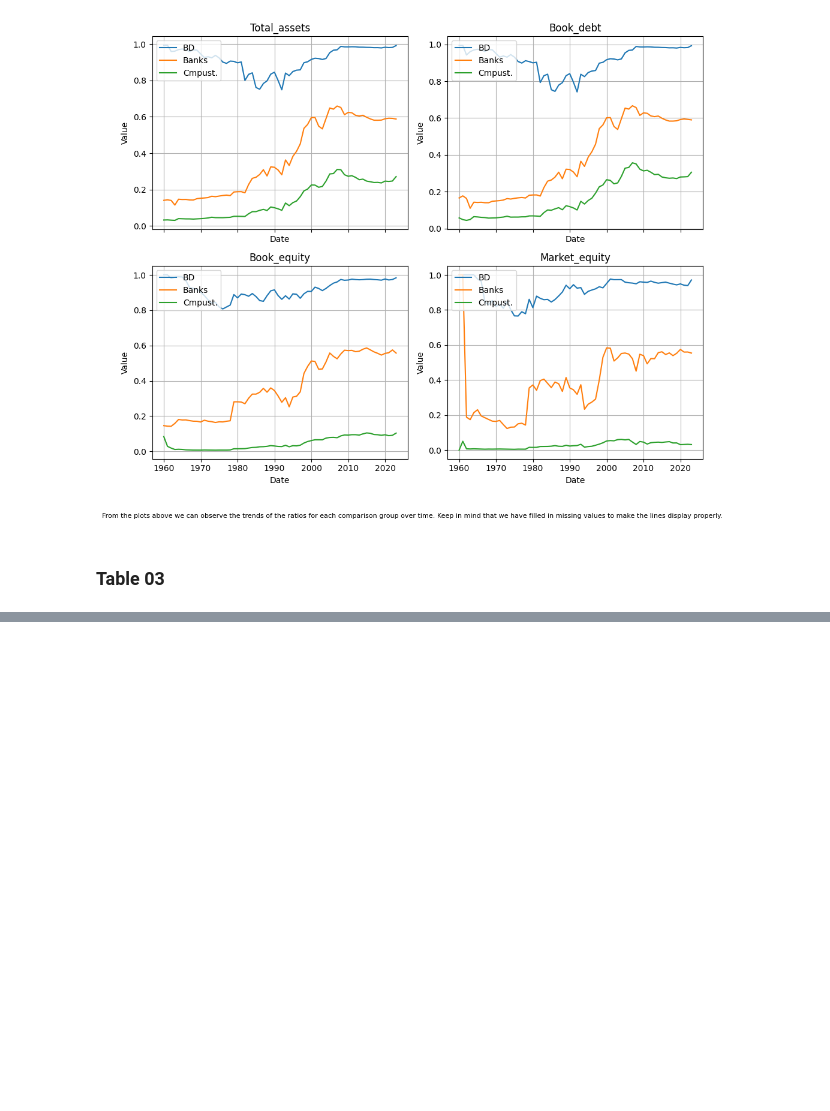
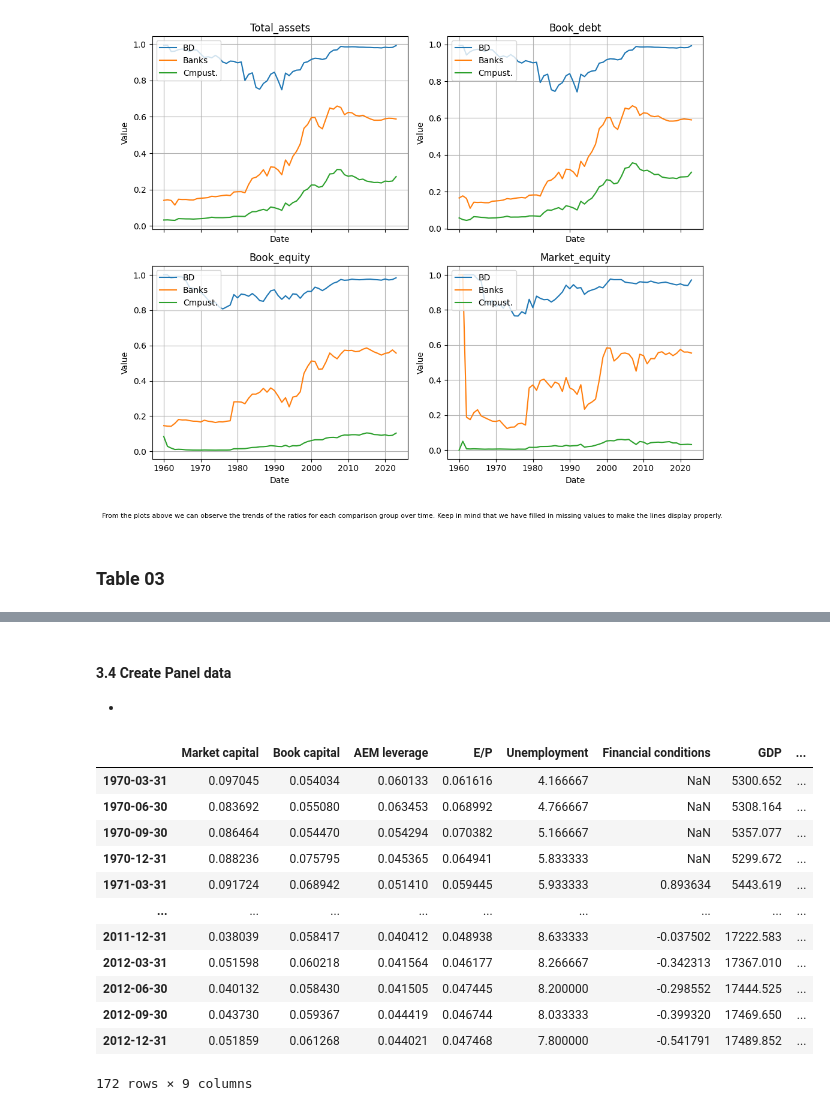
Before and after one commit to 1scarecrow1/intermediary-asset-pricing, a Jupyter notebook: src/Walkthrough.ipynb, the cells around one changed output, grey strips where cells are left out. Saved outputs shown, nothing was run; the diff lists cells and outputs as text; code cells hidden in the pictures; blank space fills up the shorter version.

```diff
--- a/src/Walkthrough.ipynb
+++ b/src/Walkthrough.ipynb
@@ -229,0 +266,3 @@ Done
+# %%
+prep_datast = Table03.prep_dataset(dataset)
+prep_datast
@@ -229,0 +311,3 @@ Done
+# %%
+ratio_dataset = Table03.aggregate_ratios(prep_datast)
+ratio_dataset
@@ -229,0 +351,20 @@ Done
+# %% [markdown]
+#### 3.4 Create Panel data
+-
+# %%
+panelA = Table03.create_panelA(ratio_dataset, macro_dataset)
+panelA
+# %% [output]
+|  | Market capital | Book capital | AEM leverage | E/P | Unemployment | Financial conditions | GDP | ... |
+| 1970-03-31 | 0.097045 | 0.054034 | 0.060133 | 0.061616 | 4.166667 | NaN | 5300.652 | ... |
+| 1970-06-30 | 0.083692 | 0.055080 | 0.063453 | 0.068992 | 4.766667 | NaN | 5308.164 | ... |
+| 1970-09-30 | 0.086464 | 0.054470 | 0.054294 | 0.070382 | 5.166667 | NaN | 5357.077 | ... |
+| 1970-12-31 | 0.088236 | 0.075795 | 0.045365 | 0.064941 | 5.833333 | NaN | 5299.672 | ... |
+| 1971-03-31 | 0.091724 | 0.068942 | 0.051410 | 0.059445 | 5.933333 | 0.893634 | 5443.619 | ... |
+| ... | ... | ... | ... | ... | ... | ... | ... | ... |
+| 2011-12-31 | 0.038039 | 0.058417 | 0.040412 | 0.048938 | 8.633333 | -0.037502 | 17222.583 | ... |
+| 2012-03-31 | 0.051598 | 0.060218 | 0.041564 | 0.046177 | 8.266667 | -0.342313 | 17367.010 | ... |
+| 2012-06-30 | 0.040132 | 0.058430 | 0.041505 | 0.047445 | 8.200000 | -0.298552 | 17444.525 | ... |
+| 2012-09-30 | 0.043730 | 0.059367 | 0.044419 | 0.046744 | 8.033333 | -0.399320 | 17469.650 | ... |
+| 2012-12-31 | 0.051859 | 0.061268 | 0.044021 | 0.047468 | 7.800000 | -0.541791 | 17489.852 | ... |
+172 rows × 9 columns
```
Also changed, not shown: parts of 15 cells of this notebook, 5 other files.
